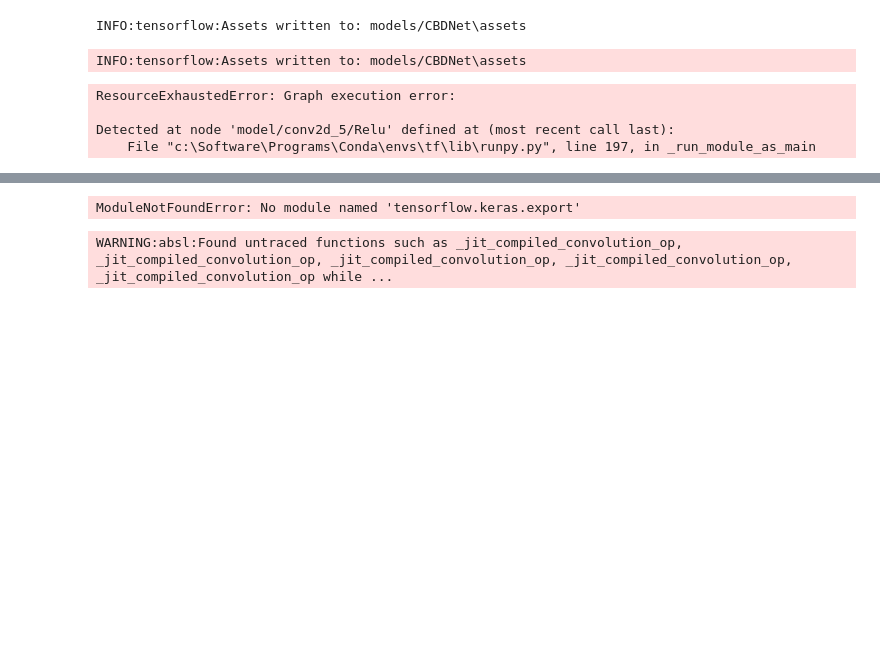
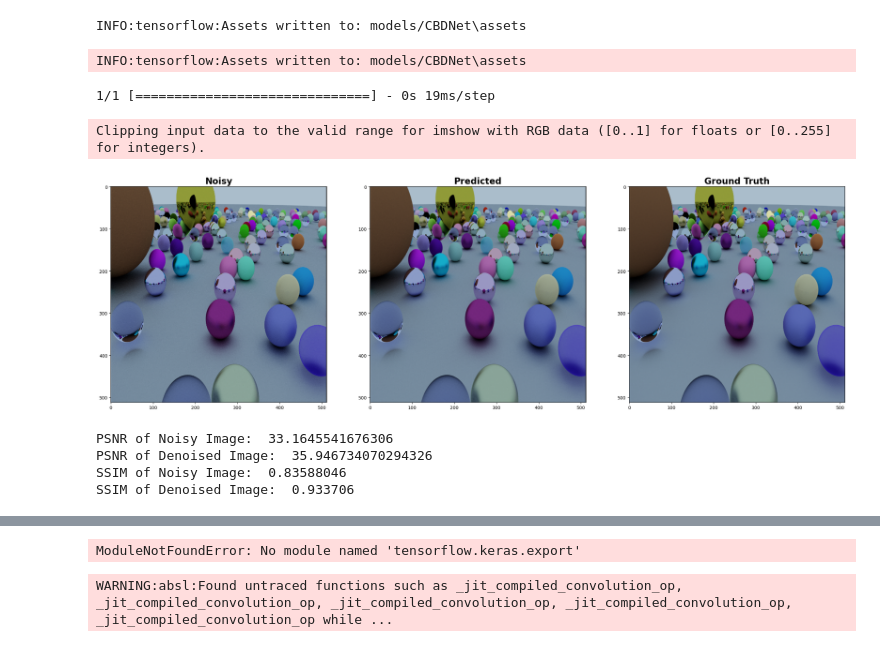
Before and after one commit to Federicoand98/PathTracing, a Jupyter notebook: CNN-Denoiser/CBDNet.ipynb, the cells around one changed output, grey strips where cells are left out. Saved outputs shown, nothing was run; the diff lists cells and outputs as text; code cells hidden in the pictures; blank space fills up the shorter version.

```diff
--- a/CNN-Denoiser/CBDNet.ipynb
+++ b/CNN-Denoiser/CBDNet.ipynb
@@ -296,34 +146,54 @@ INFO:tensorflow:Assets written to: models/CBDNet\assets
 # %%
 CBDNet = tf.keras.models.load_model('models/CBDNet')
 # %%
-sample = pd.DataFrame({'Ground Truth Images' : ['datasets/GT3.png'], 'Noisy Images' : ['datasets/N3.png']})
+sample = pd.DataFrame({'Ground Truth Images' : ['datasets/GT2.png'], 'Noisy Images' : ['datasets/N2.png']})
 # %%
 path = sample['Ground Truth Images'].iloc[0]
 test_img_gt = cv2.imread(path)
 test_img_gt = cv2.cvtColor(test_img_gt, cv2.COLOR_BGR2RGB)
 test_img_gt = cv2.resize(test_img_gt, (512, 512))
 test_img_gt = test_img_gt.astype("float32") / 255.0
 
 path = sample['Noisy Images'].iloc[0]
 test_img_nsy = cv2.imread(path)
 
 pred = prediction(test_img_nsy, CBDNet)
 pred = cv2.resize(pred, (512, 512))
 
 test_img_nsy= cv2.cvtColor(test_img_nsy, cv2.COLOR_BGR2RGB)
 test_img_nsy = cv2.resize(test_img_nsy, (512, 512))
 test_img_nsy = test_img_nsy.astype("float32") / 255.0
 
 fig, ax = plt.subplots(1, 3, figsize=(30,30))
 ax[0].imshow(test_img_nsy)
 ax[0].title.set_text('Noisy')
+ax[0].title.set_size(20)
+ax[0].title.set_fontweight('bold')
 ax[1].imshow(pred)
-ax[1].title.set_text('Pred')
+ax[1].title.set_text('Predicted')
+ax[1].title.set_fontweight('bold')
+ax[1].title.set_size(20)
 ax[2].imshow(test_img_gt)
-ax[2].title.set_text('GT')
+ax[2].title.set_text('Ground Truth')
+ax[2].title.set_fontweight('bold')
+ax[2].title.set_size(20)
 plt.show()
 # %% [output]
-ResourceExhaustedError: Graph execution error:
-
-Detected at node 'model/conv2d_5/Relu' defined at (most recent call last):
-    File "c:\Software\Programs\Conda\envs\tf\lib\runpy.py", line 197, in _run_module_as_main
+1/1 [==============================] - 0s 19ms/step
+Clipping input data to the valid range for imshow with RGB data ([0..1] for floats or [0..255] for integers).
+[figure, added]
+# %%
+psnr_noisy = psnr(test_img_gt, test_img_nsy)
+psnr_denoisy = psnr(test_img_gt, pred)
+ssim_noisy = ssim(test_img_gt, test_img_nsy, multichannel=True, data_range=test_img_nsy.max() - test_img_nsy.min())
+ssim_de_nsy = ssim(test_img_gt,pred,multichannel=True,data_range=pred.max() - pred.min())
+
+print("PSNR of Noisy Image: ", psnr_noisy)
+print("PSNR of Denoised Image: ", psnr_denoisy)
+print("SSIM of Noisy Image: ", ssim_noisy)
+print("SSIM of Denoised Image: ", ssim_de_nsy)
+# %% [output]
+PSNR of Noisy Image:  33.1645541676306
+PSNR of Denoised Image:  35.946734070294326
+SSIM of Noisy Image:  0.83588046
+SSIM of Denoised Image:  0.933706
```
Also changed, not shown: parts of 10 cells of this notebook, 7 other files.
